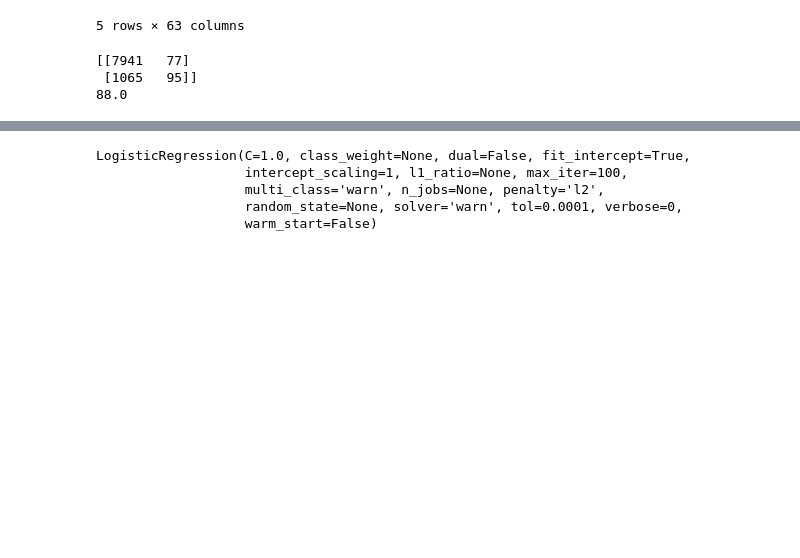
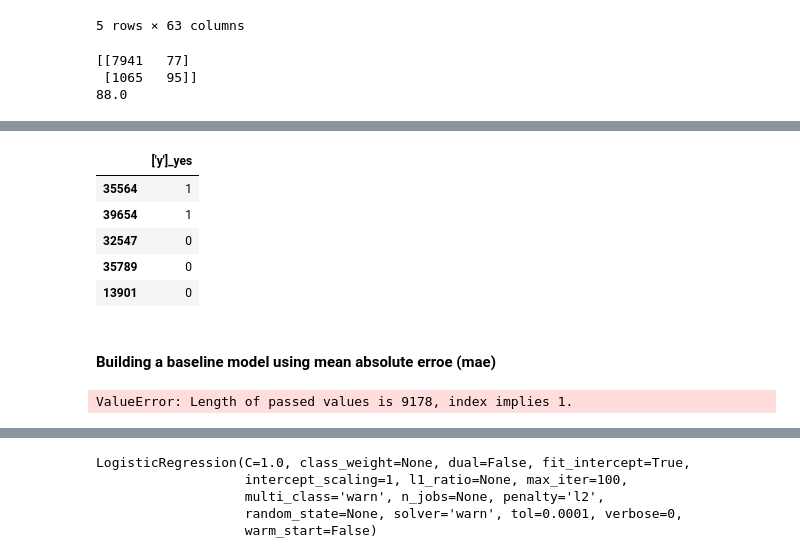
Before and after one commit to kanchanrenu/Bank_propensity_model, a Jupyter notebook: clean_bank_data.ipynb, the cells around one changed output, grey strips where cells are left out. Cells and saved outputs as stored; diff of their text form; code cells hidden in the pictures; blank space fills up the shorter version.

```diff
--- a/clean_bank_data.ipynb
+++ b/clean_bank_data.ipynb
@@ -227,0 +237,9 @@ XGB = (cross_val_score(estimator = xgb, X = X_train, y = y_train, cv = 10).mean(
+# %%
+pd.DataFrame(y_test).head()
+# %% [output]
+|  | ['y']_yes |
+| 35564 | 1 |
+| 39654 | 1 |
+| 32547 | 0 |
+| 35789 | 0 |
+| 13901 | 0 |
@@ -227,0 +251,2 @@ XGB = (cross_val_score(estimator = xgb, X = X_train, y = y_train, cv = 10).mean(
+# %% [markdown]
+#### Building a baseline model using mean absolute erroe (mae)
@@ -227,0 +255,11 @@ XGB = (cross_val_score(estimator = xgb, X = X_train, y = y_train, cv = 10).mean(
+# %%
+import numpy as np
+# "Learn" the mean from the training data
+mean_train = np.mean(y_train)
+# Get predictions on the test set
+baseline_predictions = np.ones(y_test.shape) * mean_train
+# Compute MAE
+mae_baseline = mean_absolute_error(y_test, baseline_predictions)
+print("Baseline MAE is {:.2f}".format(mae_baseline))
+# %% [output]
+ValueError: Length of passed values is 9178, index implies 1.
```
Also changed, not shown: parts of 31 cells of this notebook.
